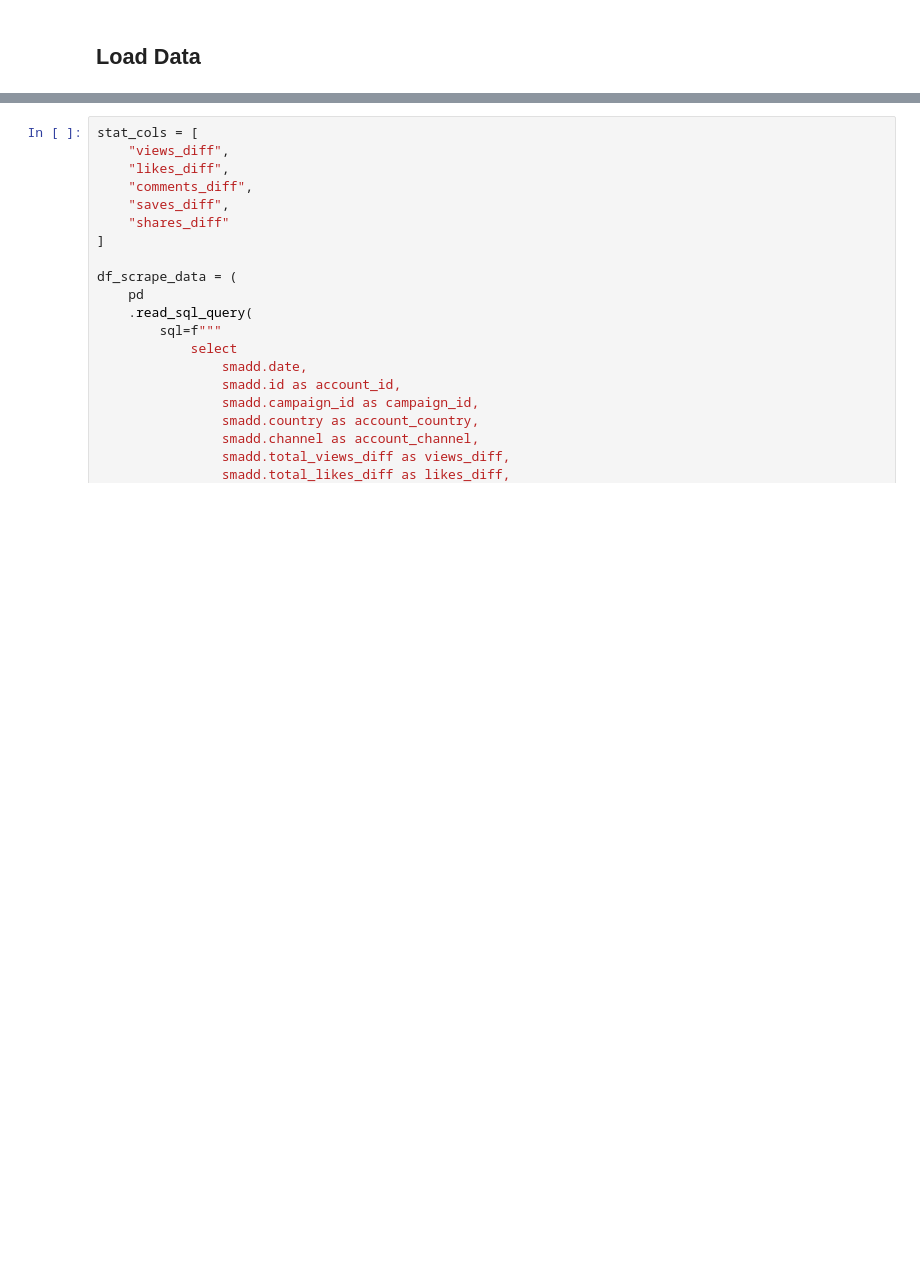
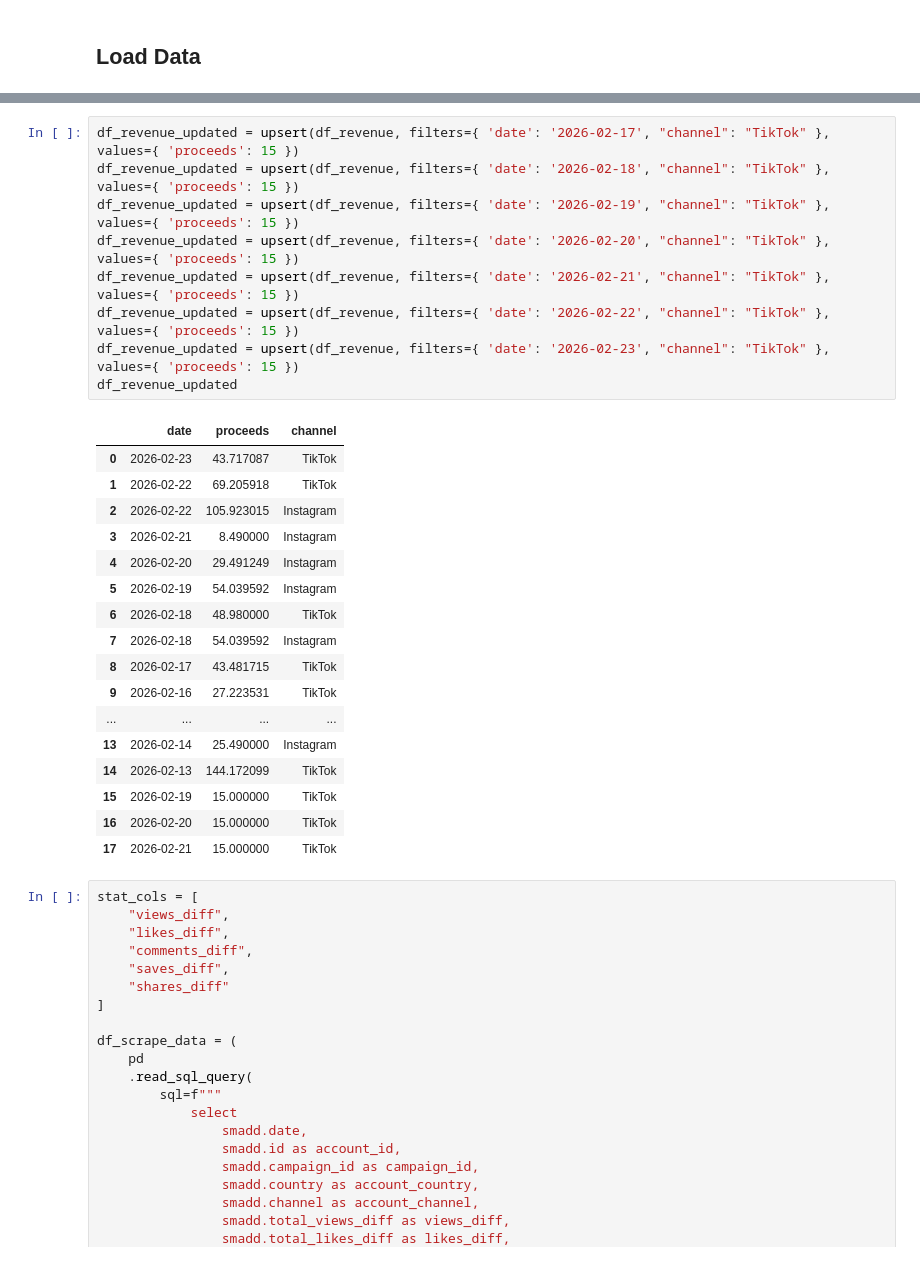
Before and after one commit to escape-ch/creator-payout-calculation, a Jupyter notebook: src/quality_volume_payout_stayyou.ipynb, the cells around one changed output, grey strips where cells are left out. Drawn from its saved outputs; the diff is of its cells as text; blank space fills up the shorter version.

```diff
--- a/src/quality_volume_payout_stayyou.ipynb
+++ b/src/quality_volume_payout_stayyou.ipynb
@@ -245,3 +265,30 @@ df_revenue = (
+# %%
+df_revenue_updated = upsert(df_revenue, filters={ 'date': '2026-02-17', "channel": "TikTok" }, values={ 'proceeds': 15 })
+df_revenue_updated = upsert(df_revenue, filters={ 'date': '2026-02-18', "channel": "TikTok" }, values={ 'proceeds': 15 })
+df_revenue_updated = upsert(df_revenue, filters={ 'date': '2026-02-19', "channel": "TikTok" }, values={ 'proceeds': 15 })
+df_revenue_updated = upsert(df_revenue, filters={ 'date': '2026-02-20', "channel": "TikTok" }, values={ 'proceeds': 15 })
+df_revenue_updated = upsert(df_revenue, filters={ 'date': '2026-02-21', "channel": "TikTok" }, values={ 'proceeds': 15 })
+df_revenue_updated = upsert(df_revenue, filters={ 'date': '2026-02-22', "channel": "TikTok" }, values={ 'proceeds': 15 })
+df_revenue_updated = upsert(df_revenue, filters={ 'date': '2026-02-23', "channel": "TikTok" }, values={ 'proceeds': 15 })
+df_revenue_updated
+# %% [output]
+|  | date | proceeds | channel |
+| 0 | 2026-02-23 | 43.717087 | TikTok |
+| 1 | 2026-02-22 | 69.205918 | TikTok |
+| 2 | 2026-02-22 | 105.923015 | Instagram |
+| 3 | 2026-02-21 | 8.490000 | Instagram |
+| 4 | 2026-02-20 | 29.491249 | Instagram |
+| 5 | 2026-02-19 | 54.039592 | Instagram |
+| 6 | 2026-02-18 | 48.980000 | TikTok |
+| 7 | 2026-02-18 | 54.039592 | Instagram |
+| 8 | 2026-02-17 | 43.481715 | TikTok |
+| 9 | 2026-02-16 | 27.223531 | TikTok |
+| ... | ... | ... | ... |
+| 13 | 2026-02-14 | 25.490000 | Instagram |
+| 14 | 2026-02-13 | 144.172099 | TikTok |
+| 15 | 2026-02-19 | 15.000000 | TikTok |
+| 16 | 2026-02-20 | 15.000000 | TikTok |
+| 17 | 2026-02-21 | 15.000000 | TikTok |
 # %%
 stat_cols = [
     "views_diff",
```
Also changed, not shown: parts of 10 cells of this notebook, 2 other files.
